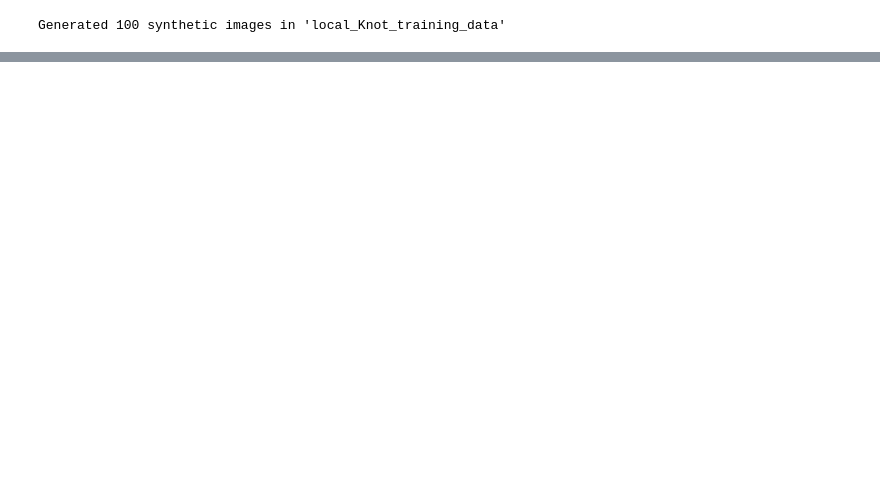
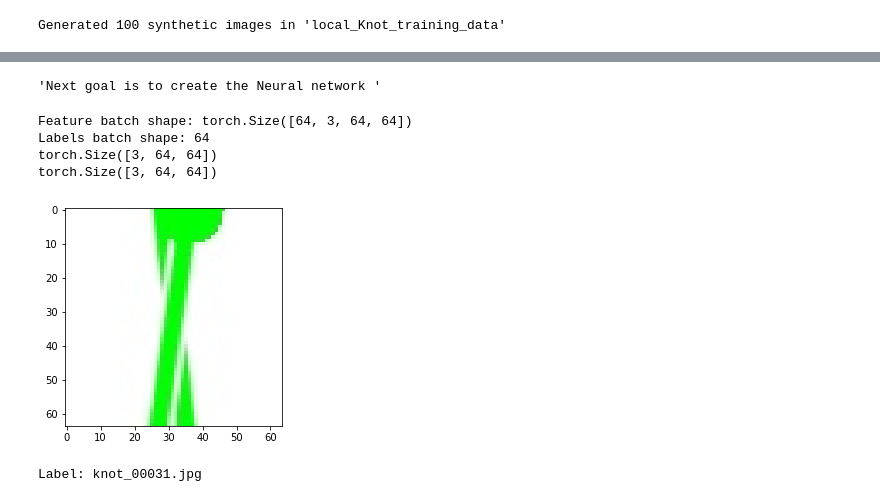
Before and after one commit to DanielBermudez00/Knot-Images-to-regina-code, a Jupyter notebook: scripts/Test-Funtions.ipynb, the cells around one changed output, grey strips where cells are left out. Drawn from its saved outputs; the diff is of its cells as text; code cells hidden in the pictures; blank space fills up the shorter version.

```diff
--- a/scripts/Test-Funtions.ipynb
+++ b/scripts/Test-Funtions.ipynb
@@ -269,6 +304,9 @@ for i in range(N):
 #-------------------------------------
 # Image creation loop
 #--------------------------------------
+
+import json
+
 
 OUTPUT_DIR = "local_Knot_training_data"
 NUM_IMAGES = 100 # Start with this to test
@@ -283,6 +321,8 @@ DATA_DIR = os.path.join(path, os.pardir,'data',OUTPUT_DIR)
 # Ensure output directory exists
 os.makedirs( DATA_DIR, exist_ok=True)
 #os.makedirs(os.path.join(data_, "images"), exist_ok=True)
+
+dataset_labels = []
 
 for i in range(NUM_IMAGES):
     # Initialize a clean, gray background
@@ -319,7 +359,6 @@ for i in range(NUM_IMAGES):
         "label_index": i,
         "direction": DIR_KEYS[main_direction],
         "crossing": crossing_type,
-        "strand": strand_id
     })
 
 
@@ -336,2 +377,14 @@ straigt, it would be nice to add a functionality of the code that randimly twist
 # %%
-'''Next goal is to crate the Neural network '''
+'''Next goal is to create the Neural network '''
+# %% [output]
+'Next goal is to create the Neural network '
+# %%
+# Open and load the file
+with open(os.path.join(DATA_DIR, "labels.json"), "r") as file:
+    data = json.load(file)
+
+#Creates an iterable with the filenames
+filename=[label['filename'] for label in data ]
+
+
+#print(filename)
@@ -337,0 +450,32 @@ straigt, it would be nice to add a functionality of the code that randimly twist
+# %%
+#--------------------------------------------------
+# Check if the iterables in dataloader are working
+#.--------------------------------------------------
+
+from torchvision.transforms.functional import to_pil_image
+
+# Display image and label.
+train_features, train_labels = next(iter(train_dataloader))
+
+train_features.size()
+
+print(f"Feature batch shape: {train_features.size()}")
+print(f"Labels batch shape: {len(train_labels)}")
+
+print(train_features[10].size())
+
+#img = train_features[10].squeeze()
+img = train_features[10]
+label = train_labels[10]
+
+print(img.size())
+plt.imshow(to_pil_image(img), cmap="gray")
+plt.show()
+print(f"Label: {label}")
+# %% [output]
+Feature batch shape: torch.Size([64, 3, 64, 64])
+Labels batch shape: 64
+torch.Size([3, 64, 64])
+torch.Size([3, 64, 64])
+[figure, added]
+Label: knot_00031.jpg
```
Also changed, not shown: parts of 10 cells of this notebook.
